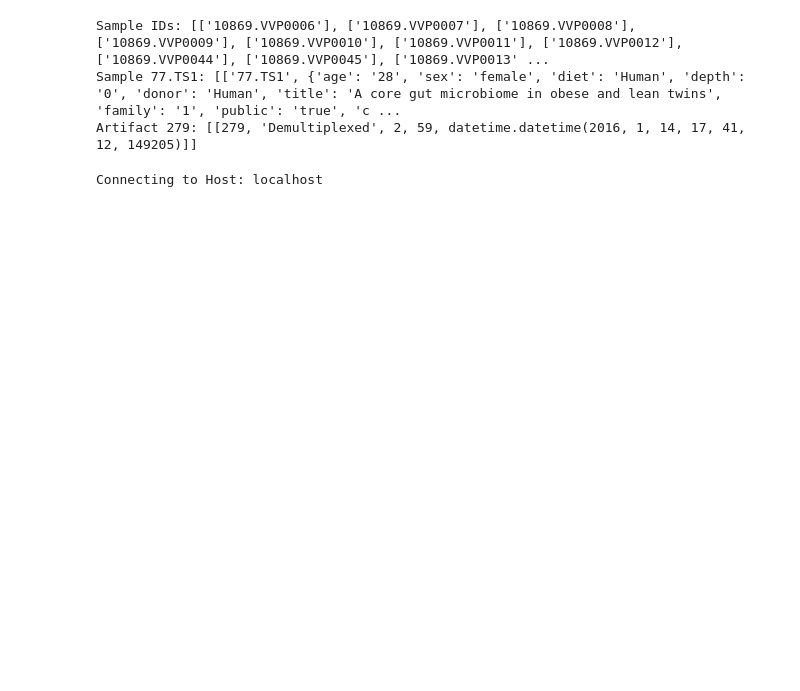
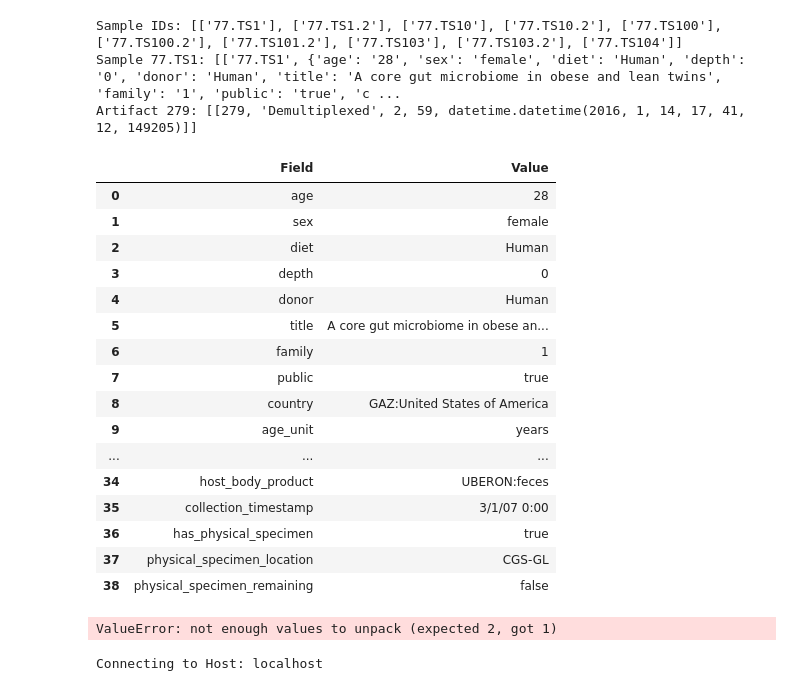
Before and after one commit to dhruvviveksharma/QittaExplore, a Jupyter notebook: ezredbiom/retrieval.ipynb, the cells around one changed output. Cells and saved outputs as stored; diff of their text form; code cells hidden in the pictures; blank space fills up the shorter version.

```diff
--- a/ezredbiom/retrieval.ipynb
+++ b/ezredbiom/retrieval.ipynb
@@ -38,21 +38,50 @@ with TRN:
     TRN.add("SELECT * FROM qiita.sample_77 WHERE sample_id = '77.TS1'")
     sample = TRN.execute_fetchindex()
 print("Sample 77.TS1:", sample)
-
-# Artifact 279
-with TRN:
-    TRN.add("""
-        SELECT a.artifact_id, at.artifact_type, a.visibility_id, a.command_id, a.generated_timestamp
-        FROM qiita.artifact a
-        JOIN qiita.artifact_type at USING (artifact_type_id)
-        WHERE a.artifact_id = 279
-    """)
-    artifact = TRN.execute_fetchindex()
-print("Artifact 279:", artifact)
 # %% [output]
-Sample IDs: [['10869.VVP0006'], ['10869.VVP0007'], ['10869.VVP0008'], ['10869.VVP0009'], ['10869.VVP0010'], ['10869.VVP0011'], ['10869.VVP0012'], ['10869.VVP0044'], ['10869.VVP0045'], ['10869.VVP0013' ...
+Sample IDs: [['77.TS1'], ['77.TS1.2'], ['77.TS10'], ['77.TS10.2'], ['77.TS100'], ['77.TS100.2'], ['77.TS101.2'], ['77.TS103'], ['77.TS103.2'], ['77.TS104']]
 Sample 77.TS1: [['77.TS1', {'age': '28', 'sex': 'female', 'diet': 'Human', 'depth': '0', 'donor': 'Human', 'title': 'A core gut microbiome in obese and lean twins', 'family': '1', 'public': 'true', 'c ...
 Artifact 279: [[279, 'Demultiplexed', 2, 59, datetime.datetime(2016, 1, 14, 17, 41, 12, 149205)]]
+# %%
+metadata = sample[0][1]
+df = pd.DataFrame(metadata.items(), columns=["Field", "Value"])
+df
+# %% [output]
+|  | Field | Value |
+| 0 | age | 28 |
+| 1 | sex | female |
+| 2 | diet | Human |
+| 3 | depth | 0 |
+| 4 | donor | Human |
+| 5 | title | A core gut microbiome in obese an... |
+| 6 | family | 1 |
+| 7 | public | true |
+| 8 | country | GAZ:United States of America |
+| 9 | age_unit | years |
+| ... | ... | ... |
+| 34 | host_body_product | UBERON:feces |
+| 35 | collection_timestamp | 3/1/07 0:00 |
+| 36 | has_physical_specimen | true |
+| 37 | physical_specimen_location | CGS-GL |
+| 38 | physical_specimen_remaining | false |
+# %%
+with TRN:
+    TRN.add("SELECT * FROM qiita.sample_77 WHERE sample_id = '77.TS1'")
+    rows = TRN.execute_fetchindex()
+
+# Column names
+with TRN:
+    TRN.add("""
+        SELECT column_name FROM information_schema.columns
+        WHERE table_schema = 'qiita' AND table_name = 'sample_77'
+        ORDER BY ordinal_position
+    """)
+    cols = [k[0] for k,v in TRN.execute_fetchindex()]
+
+df_sample = pd.DataFrame(rows, columns=cols)
+print(df_sample)
+# %% [output]
+ValueError: not enough values to unpack (expected 2, got 1)
 # %%
 import sys
 import os
```
Also changed, not shown: parts of 8 cells of this notebook, 2 other files.
